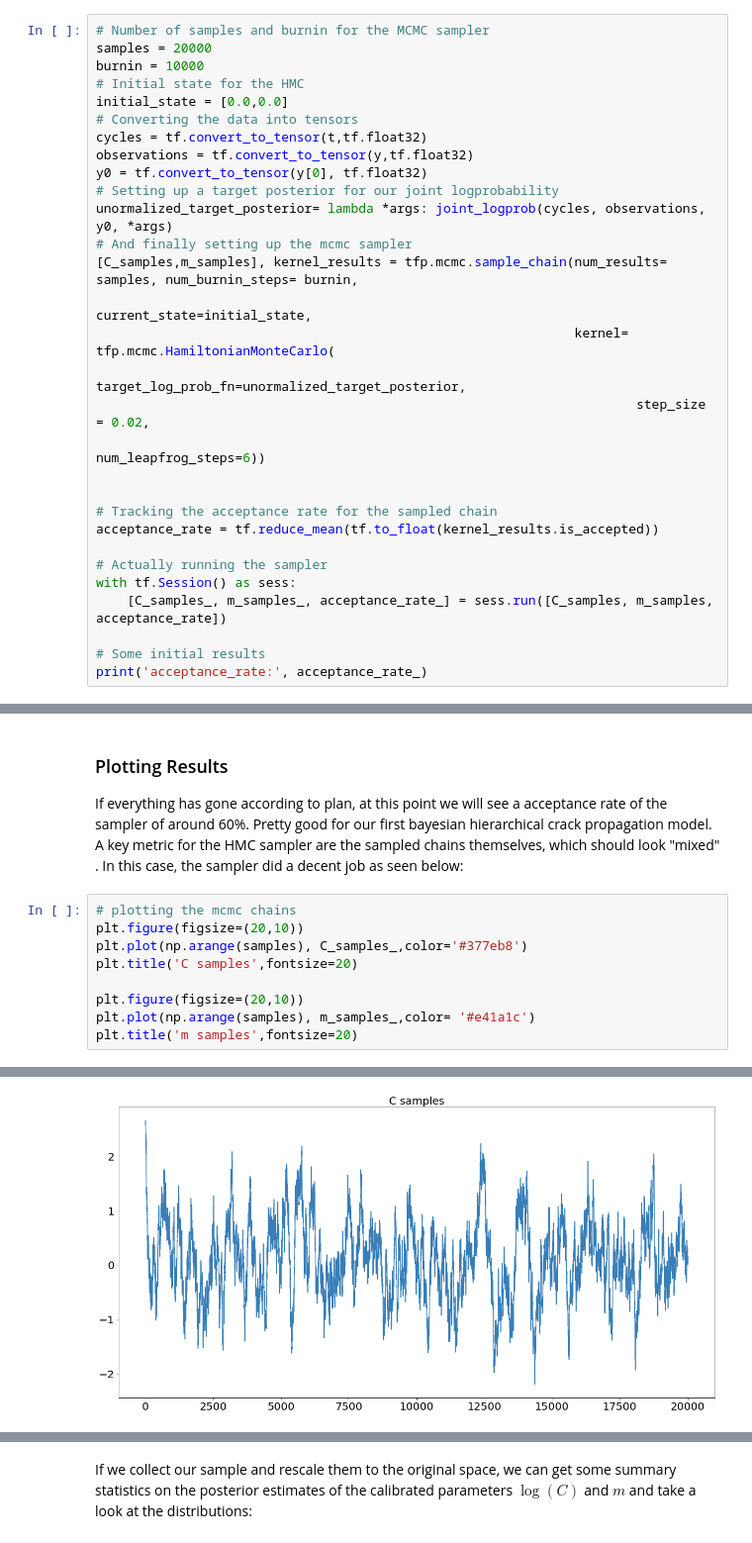
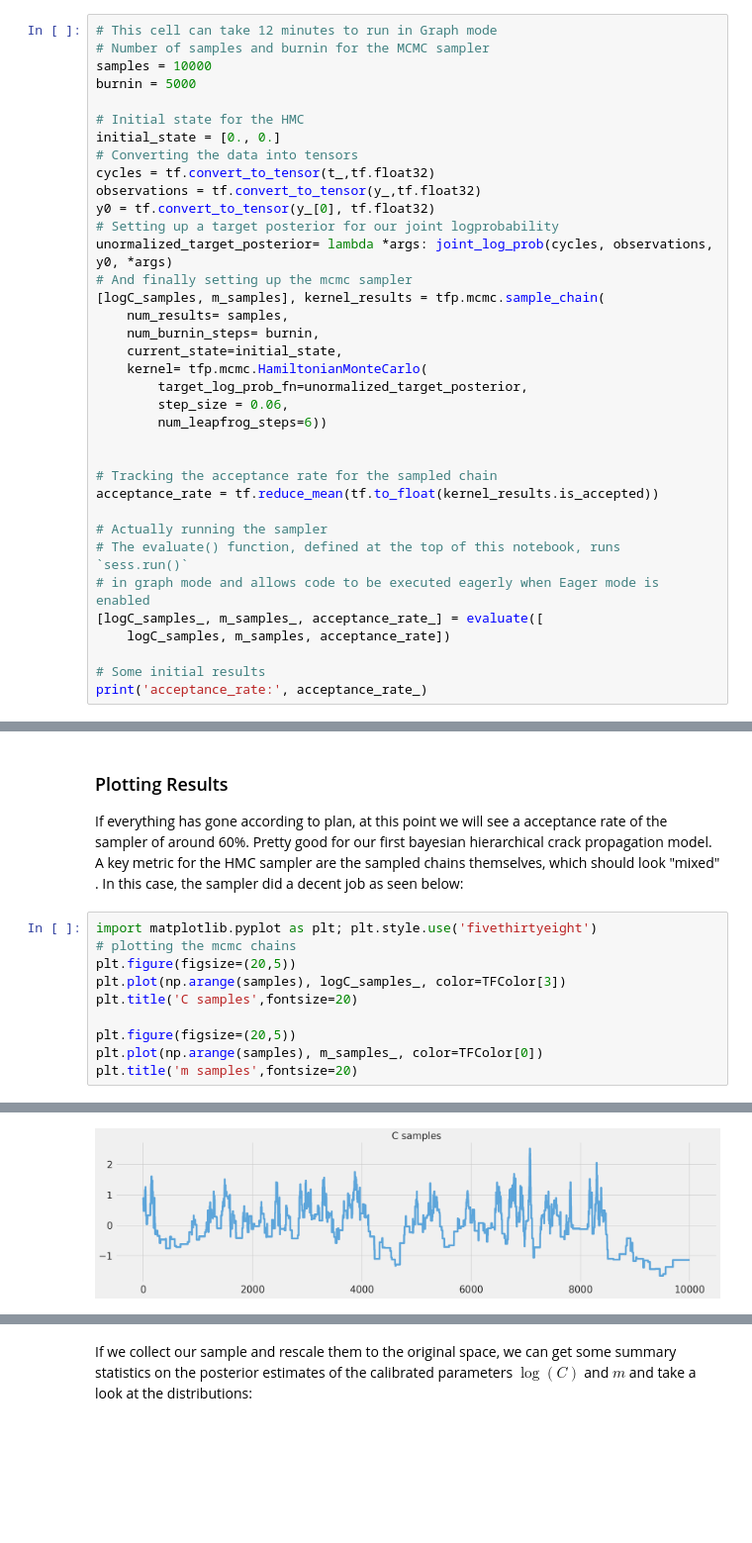
Before and after one commit to datasailors/bayesian_calibration, a Jupyter notebook: notebooks/Simple_Probabilistic_Crack_Growth_Model.ipynb, the cells around one changed output, grey strips where cells are left out. Shown: that part at 99% size. Drawn from its saved outputs; the diff is of its cells as text; blank space fills up the shorter version.

```diff
--- a/notebooks/Simple_Probabilistic_Crack_Growth_Model.ipynb
+++ b/notebooks/Simple_Probabilistic_Crack_Growth_Model.ipynb
@@ -95,32 +305,38 @@ def joint_logprob(cycles, observations, y0, C_norm, m_norm):
 
 Finally, it is time to set up the sampler and run a Tensorflow session:
 # %%
+# This cell can take 12 minutes to run in Graph mode
 # Number of samples and burnin for the MCMC sampler
-samples = 20000
-burnin = 10000
+samples = 10000
+burnin = 5000
+
 # Initial state for the HMC
-initial_state = [0.0,0.0]
+initial_state = [0., 0.]
 # Converting the data into tensors
-cycles = tf.convert_to_tensor(t,tf.float32)
-observations = tf.convert_to_tensor(y,tf.float32)
-y0 = tf.convert_to_tensor(y[0], tf.float32)
+cycles = tf.convert_to_tensor(t_,tf.float32)
+observations = tf.convert_to_tensor(y_,tf.float32)
+y0 = tf.convert_to_tensor(y_[0], tf.float32)
 # Setting up a target posterior for our joint logprobability
-unormalized_target_posterior= lambda *args: joint_logprob(cycles, observations, y0, *args)
+unormalized_target_posterior= lambda *args: joint_log_prob(cycles, observations, y0, *args)
 # And finally setting up the mcmc sampler
-[C_samples,m_samples], kernel_results = tfp.mcmc.sample_chain(num_results= samples, num_burnin_steps= burnin,
-                                                               current_state=initial_state,
-                                                              kernel= tfp.mcmc.HamiltonianMonteCarlo(
-                                                                      target_log_prob_fn=unormalized_target_posterior,
-                                                                      step_size = 0.02,
-                                                                      num_leapfrog_steps=6))
+[logC_samples, m_samples], kernel_results = tfp.mcmc.sample_chain(
+    num_results= samples,
+    num_burnin_steps= burnin,
+    current_state=initial_state,
+    kernel= tfp.mcmc.HamiltonianMonteCarlo(
+        target_log_prob_fn=unormalized_target_posterior,
+        step_size = 0.06,
+        num_leapfrog_steps=6))
 
 
 # Tracking the acceptance rate for the sampled chain
 acceptance_rate = tf.reduce_mean(tf.to_float(kernel_results.is_accepted))
 
 # Actually running the sampler
-with tf.Session() as sess:
-    [C_samples_, m_samples_, acceptance_rate_] = sess.run([C_samples, m_samples, acceptance_rate])
+# The evaluate() function, defined at the top of this notebook, runs `sess.run()`
+# in graph mode and allows code to be executed eagerly when Eager mode is enabled
+[logC_samples_, m_samples_, acceptance_rate_] = evaluate([
+    logC_samples, m_samples, acceptance_rate])
 
 # Some initial results
 print('acceptance_rate:', acceptance_rate_)
@@ -131,14 +347,15 @@ acceptance_rate: 0.961
 
 If everything has gone according to plan, at this point we will see a acceptance rate of the sampler of around 60%. Pretty good for our first bayesian hierarchical crack propagation model. A key metric for the HMC sampler are the sampled chains themselves, which should look "mixed" . In this case, the sampler did a decent job as seen below:
 # %%
+import matplotlib.pyplot as plt; plt.style.use('fivethirtyeight')
 # plotting the mcmc chains
-plt.figure(figsize=(20,10))
-plt.plot(np.arange(samples), C_samples_,color='#377eb8')
+plt.figure(figsize=(20,5))
+plt.plot(np.arange(samples), logC_samples_, color=TFColor[3])
 plt.title('C samples',fontsize=20)
 
-plt.figure(figsize=(20,10))
-plt.plot(np.arange(samples), m_samples_,color= '#e41a1c')
+plt.figure(figsize=(20,5))
+plt.plot(np.arange(samples), m_samples_, color=TFColor[0])
 plt.title('m samples',fontsize=20)
 # %% [output]
 Text(0.5,1,'m samples')
-[figure, old version]
+[figure, new version]
```
Also changed, not shown: parts of 18 cells of this notebook.
